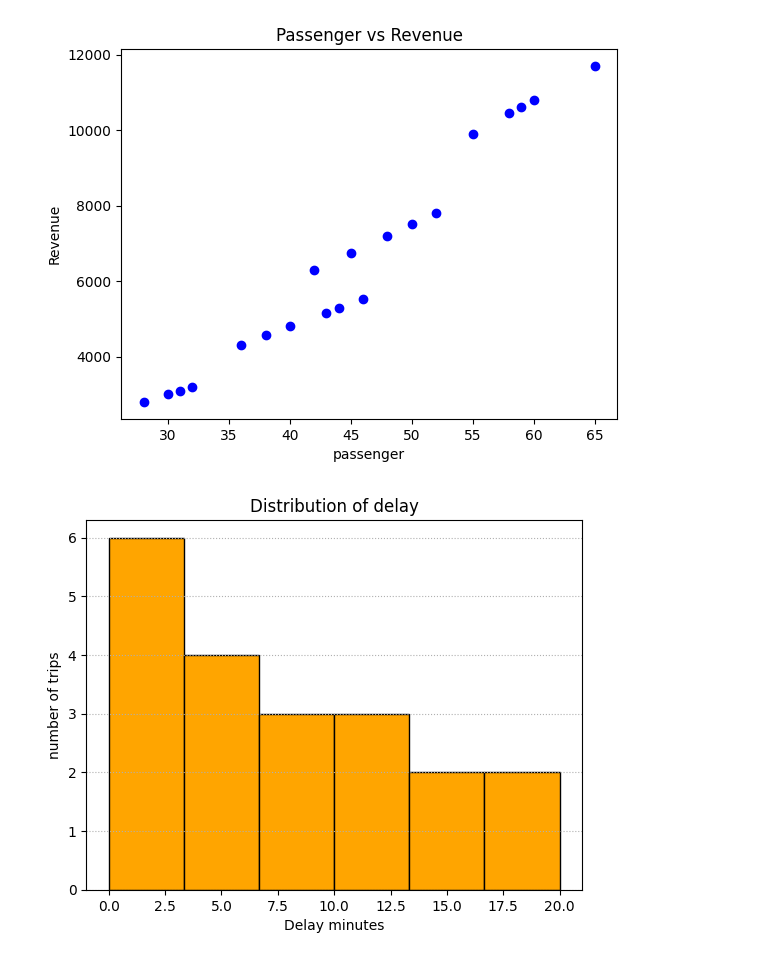
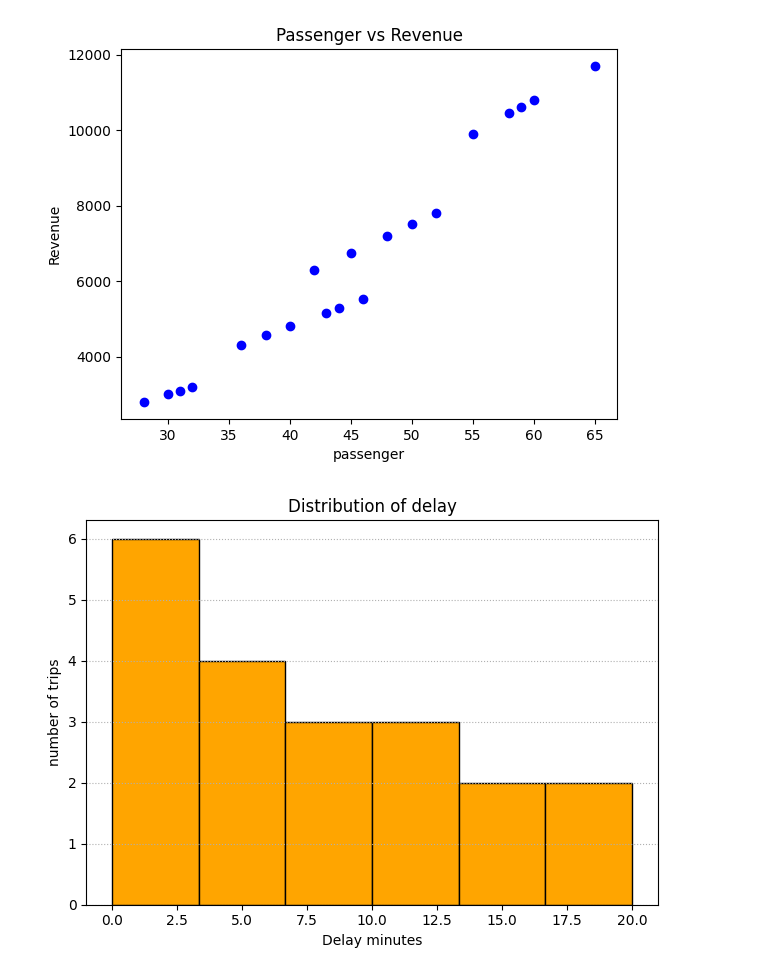
Before and after one commit to Engr-Jawad/Data-Science-Projects, a Jupyter notebook: Public_Bus_Route_Efficiency_Analysis/Public _Bus _Route _Efficiency _Analysis.ipynb, the cells around one changed output. Drawn from its saved outputs; the diff is of its cells as text; code cells hidden in the pictures.

```diff
--- a/Public_Bus_Route_Efficiency_Analysis/Public _Bus _Route _Efficiency _Analysis.ipynb
+++ b/Public_Bus_Route_Efficiency_Analysis/Public _Bus _Route _Efficiency _Analysis.ipynb
@@ -316,12 +320,14 @@ plt.show()
 # %%
 #  Histogram
 #Distribution of delays
 plt.Figure(figsize=(8,6))
 plt.hist(df["Delay_Minutes"],bins=6,edgecolor="black",color="orange")
 plt.title("Distribution of delay")
 plt.xlabel("Delay minutes")
 plt.ylabel("number of trips")
 plt.grid(axis="y",ls=":")
+plt.tight_layout()
+plt.savefig("Distribution_delay.png",dpi=300,bbox_inches="tight")
 plt.show()
 # %% [output]
-[figure, old version]
+[figure, new version]
```
Also changed, not shown: parts of 2 cells of this notebook, 3 other files.
